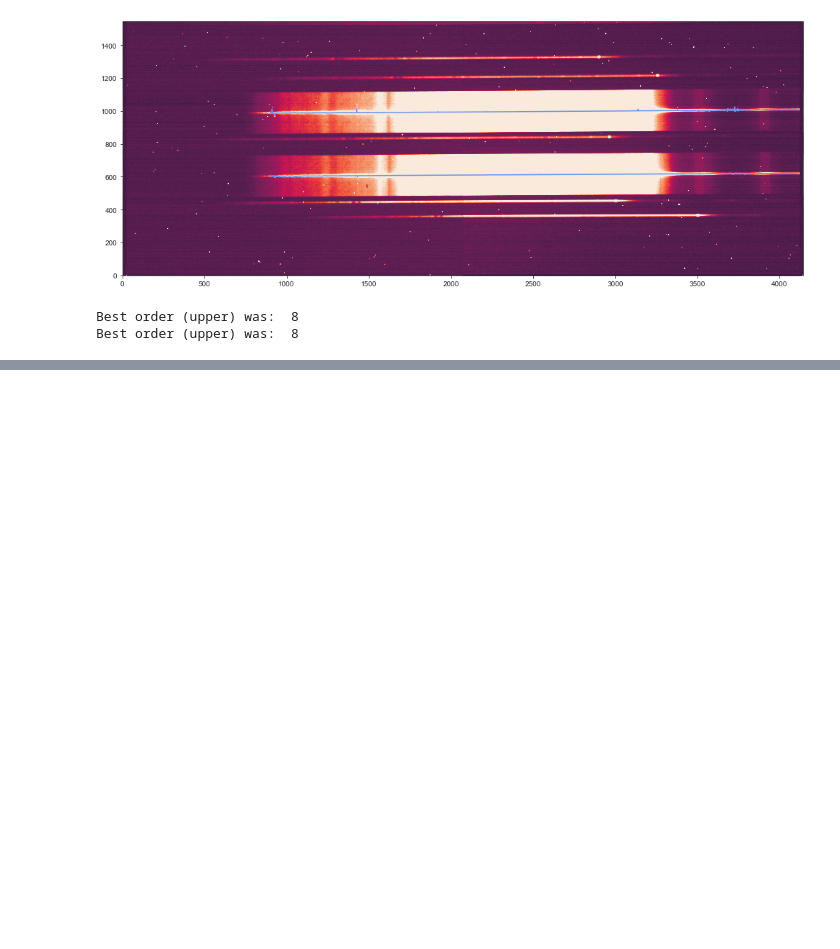
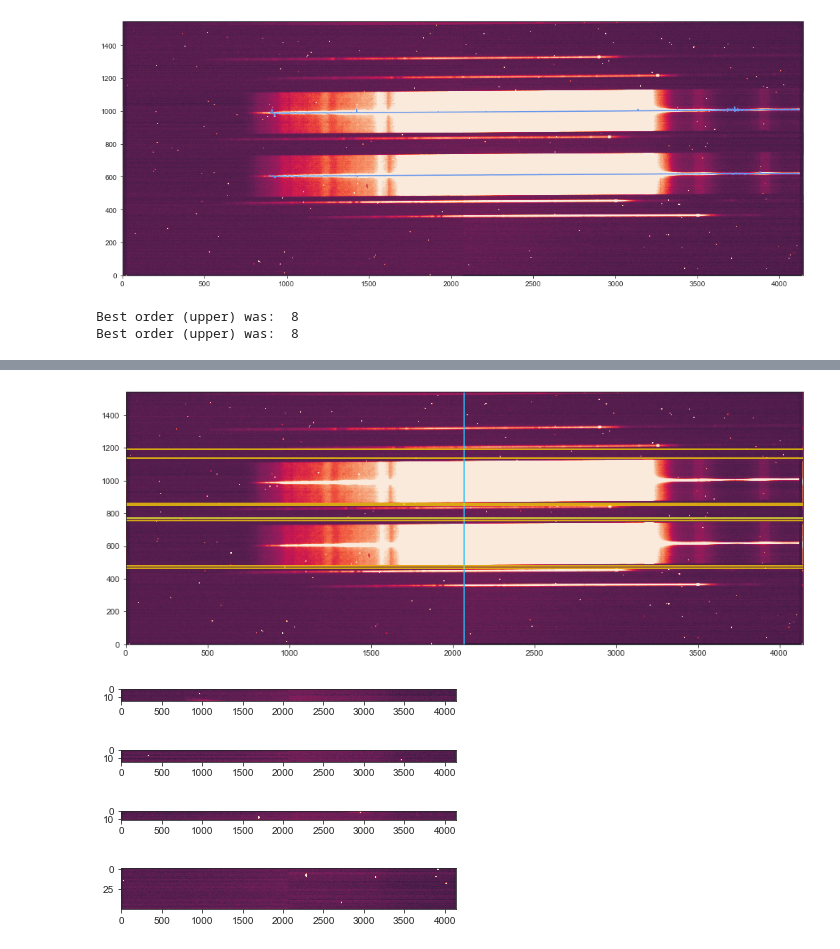
Before and after one commit to natalieallen/LBT-Data-Analysis, a Jupyter notebook: LBT_Data_Calibration.ipynb, the cells around one changed output, grey strips where cells are left out. Drawn from its saved outputs; the diff is of its cells as text; code cells hidden in the pictures; blank space fills up the shorter version.

```diff
--- a/LBT_Data_Calibration.ipynb
+++ b/LBT_Data_Calibration.ipynb
@@ -786,0 +828,48 @@ plt.plot()
+# %%
+#background determination
+plt.figure(figsize=(15,12))
+im = plt.imshow(data)
+im.set_clim(-5,20)
+plt.xlim(0,4144)
+plt.ylim(0,1544)
+plt.hlines(len(data)/2, xmin=0, xmax=4200)
+plt.vlines(len(data[0])/2, ymin=0, ymax=1540)
+plt.hlines(465, xmin=0, xmax=4200, color = "gold")
+plt.hlines(480, xmin=0, xmax=4200,color = "gold")
+plt.hlines(770, xmin=0, xmax=4200, color = "gold")
+plt.hlines(755, xmin=0, xmax=4200,color = "gold")
+plt.hlines(849, xmin=0, xmax=4200, color = "gold")
+plt.hlines(860, xmin=0, xmax=4200,color = "gold")
+plt.hlines(1140, xmin=0, xmax=4200, color = "gold")
+plt.hlines(1190, xmin=0, xmax=4200,color = "gold")
+plt.show()
+# %% [output]
+[figure, added]
+# %%
+# below bottom detector
+im = plt.imshow(data[465:480][:], aspect = 10)
+im.set_clim(-5,20)
+plt.show()
+# %% [output]
+[figure, added]
+# %%
+# above bottom detector
+im = plt.imshow(data[755:770][:], aspect = 10)
+im.set_clim(-5,20)
+plt.show()
+# %% [output]
+[figure, added]
+# %%
+# below top detector
+im = plt.imshow(data[849:860][:], aspect = 10)
+im.set_clim(-5,20)
+plt.show()
+# %% [output]
+[figure, added]
+# %%
+# above top detector
+im = plt.imshow(data[1140:1190][:], aspect = 10)
+im.set_clim(-5,20)
+plt.show()
+# %% [output]
+[figure, added]
```
Also changed, not shown: parts of 23 cells of this notebook.
